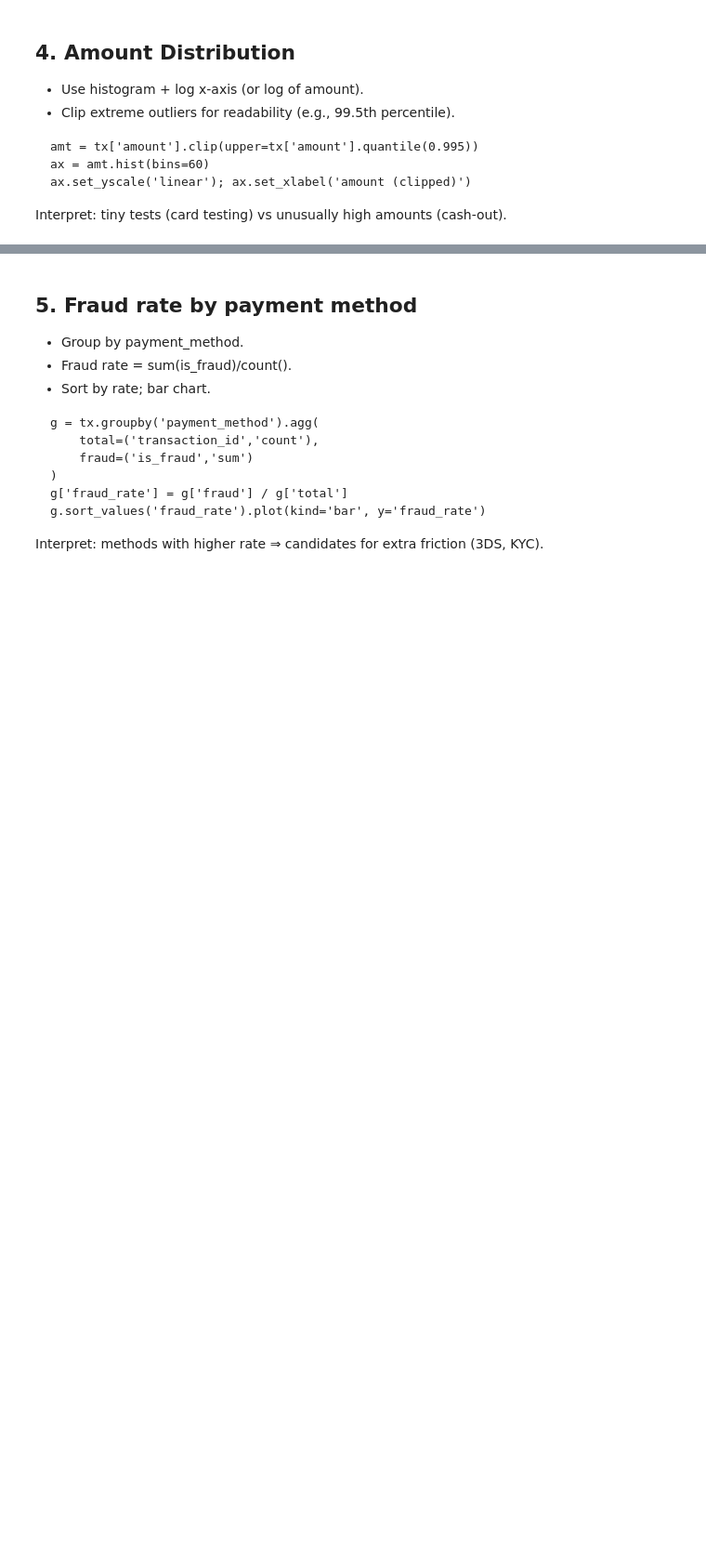
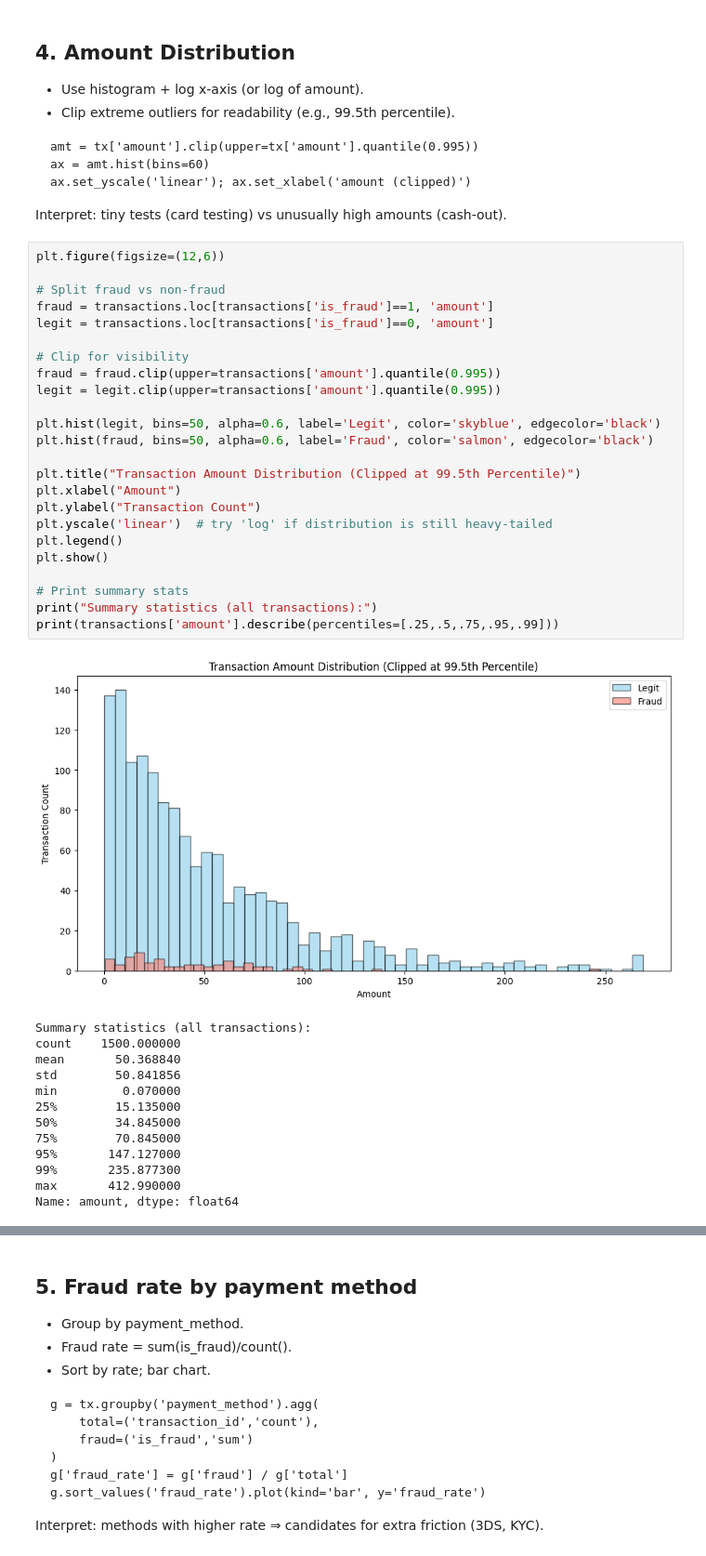
Before and after one commit to tommyasni08/Fraud-Projects, a Jupyter notebook: [Learn] Stage 1 Foundations/02_eda_exercise.ipynb, the cells around one changed output, grey strips where cells are left out. Shown at 93% size. Saved outputs shown, nothing was run; the diff lists cells and outputs as text; blank space fills up the shorter version.

````diff
--- a/[Learn] Stage 1 Foundations/02_eda_exercise.ipynb
+++ b/[Learn] Stage 1 Foundations/02_eda_exercise.ipynb
@@ -282,3 +282,41 @@ ax.set_yscale('linear'); ax.set_xlabel('amount (clipped)')
 ```
 
 Interpret: tiny tests (card testing) vs unusually high amounts (cash-out).
+# %%
+plt.figure(figsize=(12,6))
+
+# Split fraud vs non-fraud
+fraud = transactions.loc[transactions['is_fraud']==1, 'amount']
+legit = transactions.loc[transactions['is_fraud']==0, 'amount']
+
+# Clip for visibility
+fraud = fraud.clip(upper=transactions['amount'].quantile(0.995))
+legit = legit.clip(upper=transactions['amount'].quantile(0.995))
+
+plt.hist(legit, bins=50, alpha=0.6, label='Legit', color='skyblue', edgecolor='black')
+plt.hist(fraud, bins=50, alpha=0.6, label='Fraud', color='salmon', edgecolor='black')
+
+plt.title("Transaction Amount Distribution (Clipped at 99.5th Percentile)")
+plt.xlabel("Amount")
+plt.ylabel("Transaction Count")
+plt.yscale('linear')  # try 'log' if distribution is still heavy-tailed
+plt.legend()
+plt.show()
+
+# Print summary stats
+print("Summary statistics (all transactions):")
+print(transactions['amount'].describe(percentiles=[.25,.5,.75,.95,.99]))
+# %% [output]
+[figure, added]
+Summary statistics (all transactions):
+count    1500.000000
+mean       50.368840
+std        50.841856
+min         0.070000
+25%        15.135000
+50%        34.845000
+75%        70.845000
+95%       147.127000
+99%       235.877300
+max       412.990000
+Name: amount, dtype: float64
````
Also changed, not shown: parts of 7 cells of this notebook.
